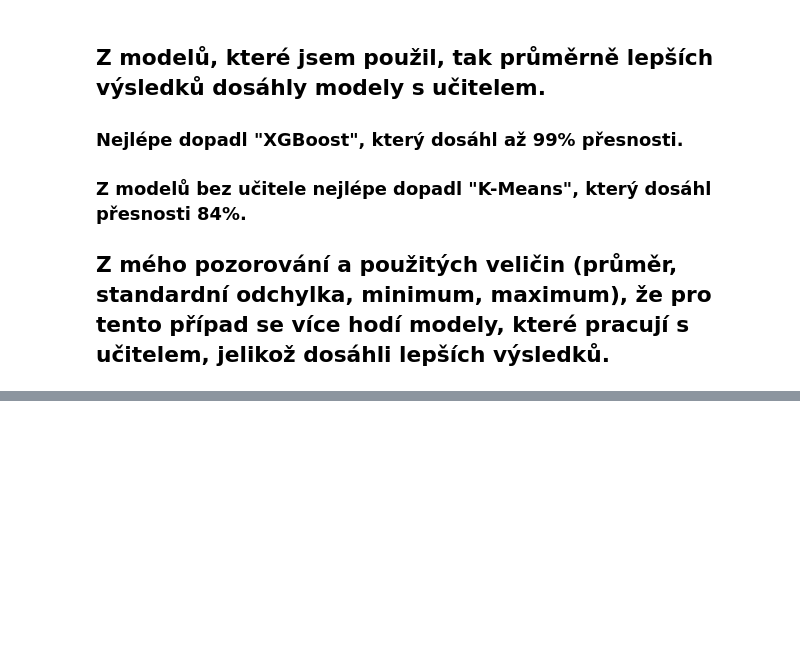
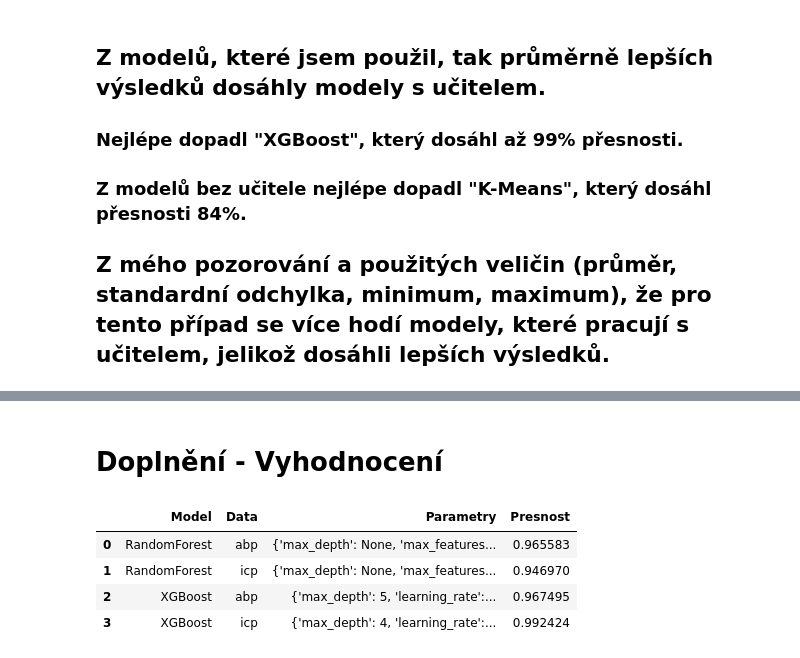
Before and after one commit to ulricht01/usu, a Jupyter notebook: project.ipynb, the cells around one changed output, grey strips where cells are left out. Drawn from its saved outputs; the diff is of its cells as text; code cells hidden in the pictures; blank space fills up the shorter version.

```diff
--- a/project.ipynb
+++ b/project.ipynb
@@ -450,0 +437,12 @@ weighted avg       0.99      0.99      0.99       132
+# %%
+grid_search_abp = GridSearchCV(RandomForestClassifier(), param_grid=parameters, cv=5)
+grid_search_abp.fit(X_abp_train, y_abp_train)
+
+print(grid_search_abp.best_estimator_)
+
+y_pred_abp = grid_search_abp.predict(X_abp_test)
+
+accuracy_abp = accuracy_score(y_abp_test, y_pred_abp)
+
+print(classification_report(y_abp_test, y_pred_abp))
+print(f"ABP Grid Search Accuracy: {accuracy_abp}")
@@ -450,0 +463,12 @@ weighted avg       0.99      0.99      0.99       132
+# %%
+grid_search_icp = GridSearchCV(RandomForestClassifier(), param_grid=parameters, cv=5)
+grid_search_icp.fit(X_icp_train, y_icp_train)
+
+print(grid_search_icp.best_estimator_)
+
+y_pred_icp = grid_search_icp.predict(X_icp_test)
+
+accuracy_icp = accuracy_score(y_icp_test, y_pred_icp)
+
+print(classification_report(y_icp_test, y_pred_icp))
+print(f"ABP Grid Search Accuracy: {accuracy_icp}")
@@ -450,0 +629,29 @@ weighted avg       0.99      0.99      0.99       132
+# %% [markdown]
+# Doplnění - Vyhodnocení
+# %%
+result_table = pd.DataFrame({
+    'Model': ["RandomForest",
+              "RandomForest",
+              "XGBoost",
+              "XGBoost"],
+    'Data': ["abp",
+             "icp",
+             "abp",
+             "icp"],
+    'Parametry': [str(grid_search_abp.best_params_),
+                  str(grid_search_icp.best_params_),
+                  str(best_params_abp),
+                  str(best_params_icp)],
+    'Presnost': [accuracy_abp,
+                 accuracy_icp,
+                 accuracy_score(y_abp_test, y_pred_abp),
+                 accuracy_score(y_icp_test, y_pred_icp)]
+})
+
+display(result_table)
+# %% [output]
+|  | Model | Data | Parametry | Presnost |
+| 0 | RandomForest | abp | {'max_depth': None, 'max_features... | 0.965583 |
+| 1 | RandomForest | icp | {'max_depth': None, 'max_features... | 0.946970 |
+| 2 | XGBoost | abp | {'max_depth': 5, 'learning_rate':... | 0.967495 |
+| 3 | XGBoost | icp | {'max_depth': 4, 'learning_rate':... | 0.992424 |
```
Also changed, not shown: parts of 27 cells of this notebook.
